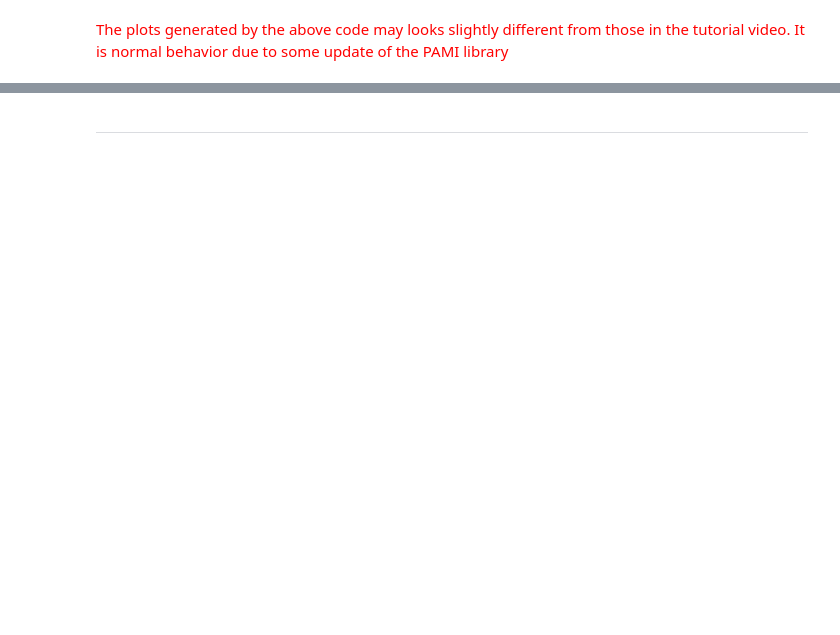
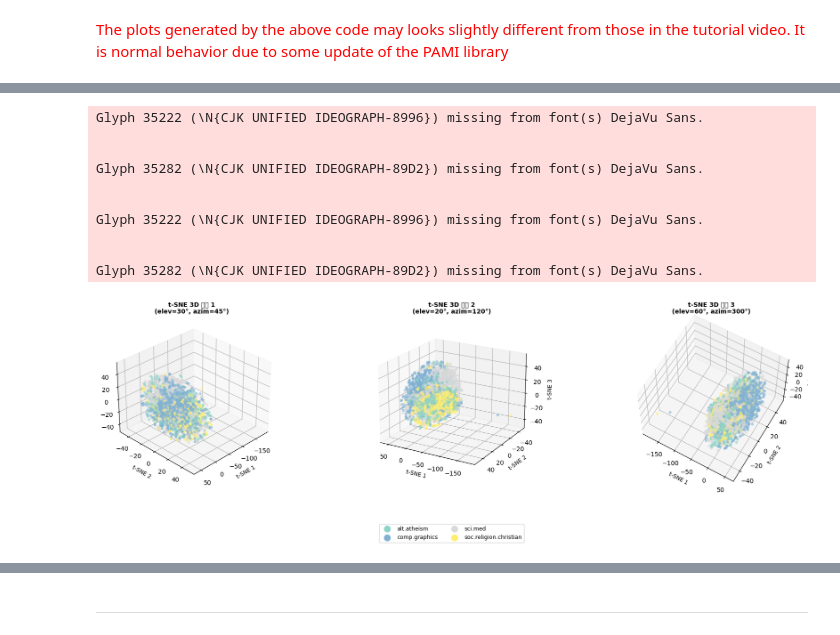
Before and after one commit to Crossbell-Ego/DM2025-Lab1-Exercise, a Jupyter notebook: DM2025-Lab1-Master.ipynb, the cells around one changed output, grey strips where cells are left out. Saved outputs shown, nothing was run; the diff lists cells and outputs as text; code cells hidden in the pictures; blank space fills up the shorter version.

```diff
--- a/DM2025-Lab1-Master.ipynb
+++ b/DM2025-Lab1-Master.ipynb
@@ -2375,0 +3065,42 @@ $Hint$: you can refer to Axes3D in the documentation.
+# %%
+fig = plt.figure(figsize=(18, 5))
+angles = [
+    (30, 45),
+    (20, 120),
+    (60, 300)
+]
+
+for idx, (elev, azim) in enumerate(angles, 1):
+    ax = fig.add_subplot(1, 3, idx, projection='3d')
+
+    scatter = ax.scatter(X_tsne_3d[:, 0], X_tsne_3d[:, 1], X_tsne_3d[:, 2],
+                        c=point_colors, s=20, alpha=0.6, edgecolors='none')
+
+    ax.view_init(elev=elev, azim=azim)
+
+    ax.set_xlabel('t-SNE 1', fontsize=9)
+    ax.set_ylabel('t-SNE 2', fontsize=9)
+    ax.set_zlabel('t-SNE 3', fontsize=9)
+    ax.set_title(f't-SNE 3D 視角 {idx}\n(elev={elev}°, azim={azim}°)', fontsize=10, fontweight='bold')
+
+legend_elements = [plt.scatter([], [], c=[color_map[cat]], s=100, label=cat)
+                  for cat in unique_categories]
+fig.legend(handles=legend_elements, loc='upper center', bbox_to_anchor=(0.5, -0.02),
+          ncol=2, fontsize=9, frameon=True)
+
+plt.tight_layout()
+plt.subplots_adjust(bottom=0.15)
+plt.savefig('tsne_3d_multiview.png', dpi=100, bbox_inches='tight')
+plt.show()
+# %% [output]
+Glyph 35222 (\N{CJK UNIFIED IDEOGRAPH-8996}) missing from font(s) DejaVu Sans.
+
+
+Glyph 35282 (\N{CJK UNIFIED IDEOGRAPH-89D2}) missing from font(s) DejaVu Sans.
+
+
+Glyph 35222 (\N{CJK UNIFIED IDEOGRAPH-8996}) missing from font(s) DejaVu Sans.
+
+
+Glyph 35282 (\N{CJK UNIFIED IDEOGRAPH-89D2}) missing from font(s) DejaVu Sans.
+[figure, added]
```
Also changed, not shown: parts of 120 cells of this notebook, 9 other files.
